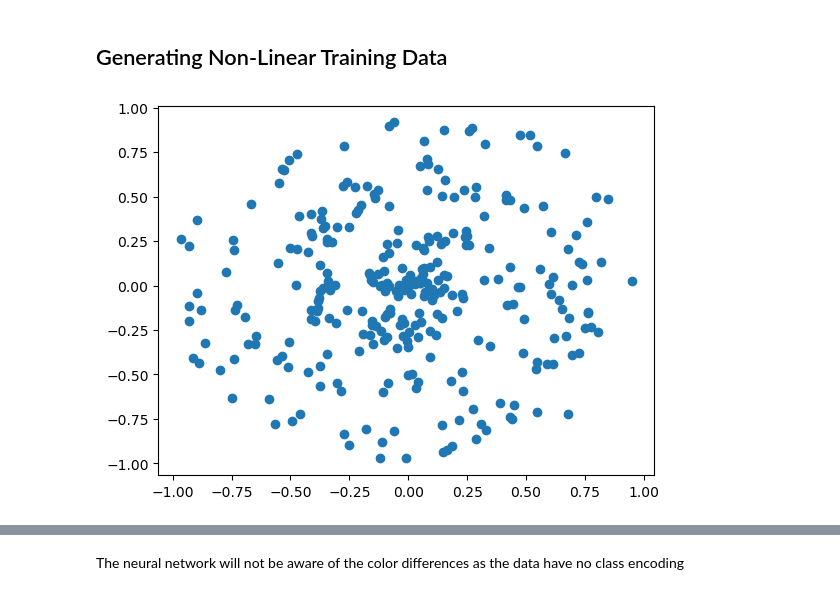
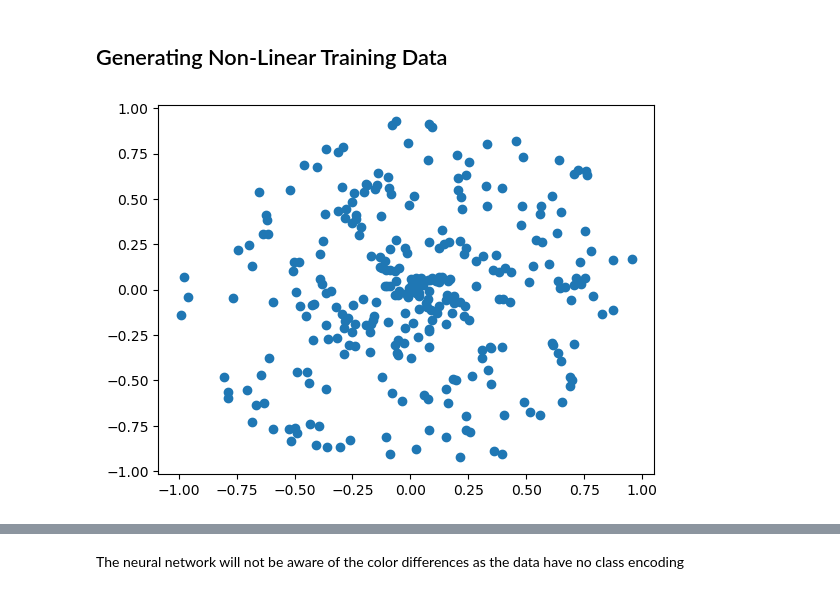
Before and after one commit to Surajgupta001/Neural-Network, a Jupyter notebook: Lecture-3.ipynb, the cells around one changed output, grey strips where cells are left out. Cells and saved outputs as stored; diff of their text form; code cells hidden in the pictures.

```diff
--- a/Lecture-3.ipynb
+++ b/Lecture-3.ipynb
@@ -3,14 +3,11 @@
 # %%
 from nnfs.datasets import spiral_data
 import matplotlib.pyplot as plt
 X, y = spiral_data(samples=100, classes=3)
-import numpy as np
-import nnfs
-nnfs.init()
 plt.scatter(X[:, 0], X[:, 1])
 plt.show()
 # %% [output]
-[figure, old version]
+[figure, new version]
 # %%
 plt.scatter(X[:, 0], X[:, 1], c=y, cmap="brg")
 plt.show()
```
Also changed, not shown: parts of 2 cells of this notebook, 3 other files.
